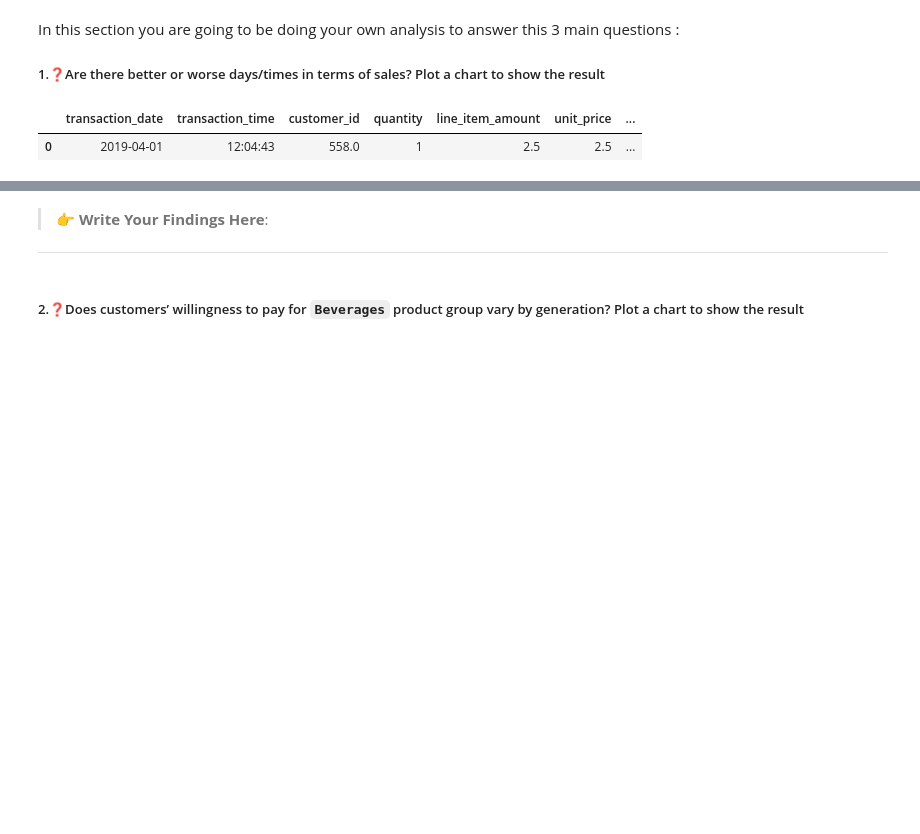
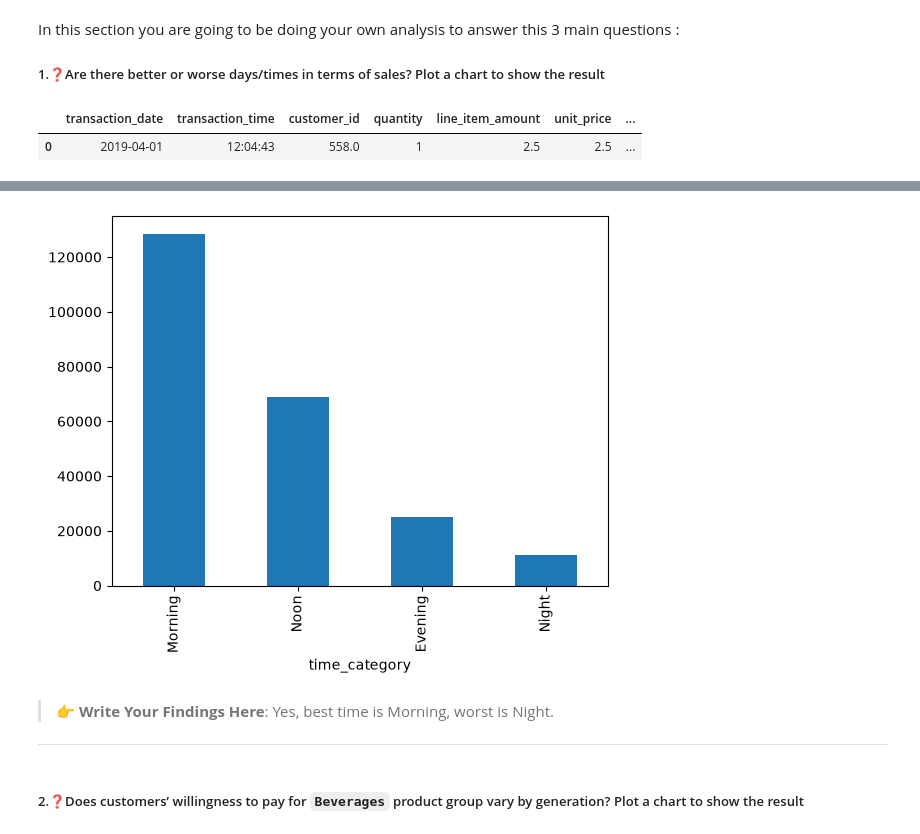
Before and after one commit to Meqdad-25/labs_projects, a Jupyter notebook: labs/3.13 Data Exploration Lab/Lab_Data_Exploration_Python-HMA-v.2.1.ipynb, the cells around one changed output, grey strips where cells are left out. Saved outputs shown, nothing was run; the diff lists cells and outputs as text; code cells hidden in the pictures; blank space fills up the shorter version.

```diff
--- a/labs/3.13 Data Exploration Lab/Lab_Data_Exploration_Python-HMA-v.2.1.ipynb
+++ b/labs/3.13 Data Exploration Lab/Lab_Data_Exploration_Python-HMA-v.2.1.ipynb
@@ -549,11 +556,13 @@ TypeError: <class 'datetime.time'> is not convertible to datetime
 -- -
 # %%
 # Are there better or worse days/times in terms of sales?
-
-
+by_time = coffee_df.groupby('time_category')['line_item_amount'].sum().sort_values(ascending = False)
+by_time.plot(kind = 'bar');
 # Write your findings
+# %% [output]
+[figure, added]
 # %% [markdown]
-> 👉 **Write Your Findings Here**:
+> 👉 **Write Your Findings Here**: Yes, best time is Morning, worst is Night.
 -- -
 # %% [markdown]
 ##### 2.❓Does customers’ willingness to pay for `Beverages` product group vary by generation? Plot a chart to show the result
```
Also changed, not shown: parts of 8 cells of this notebook.
